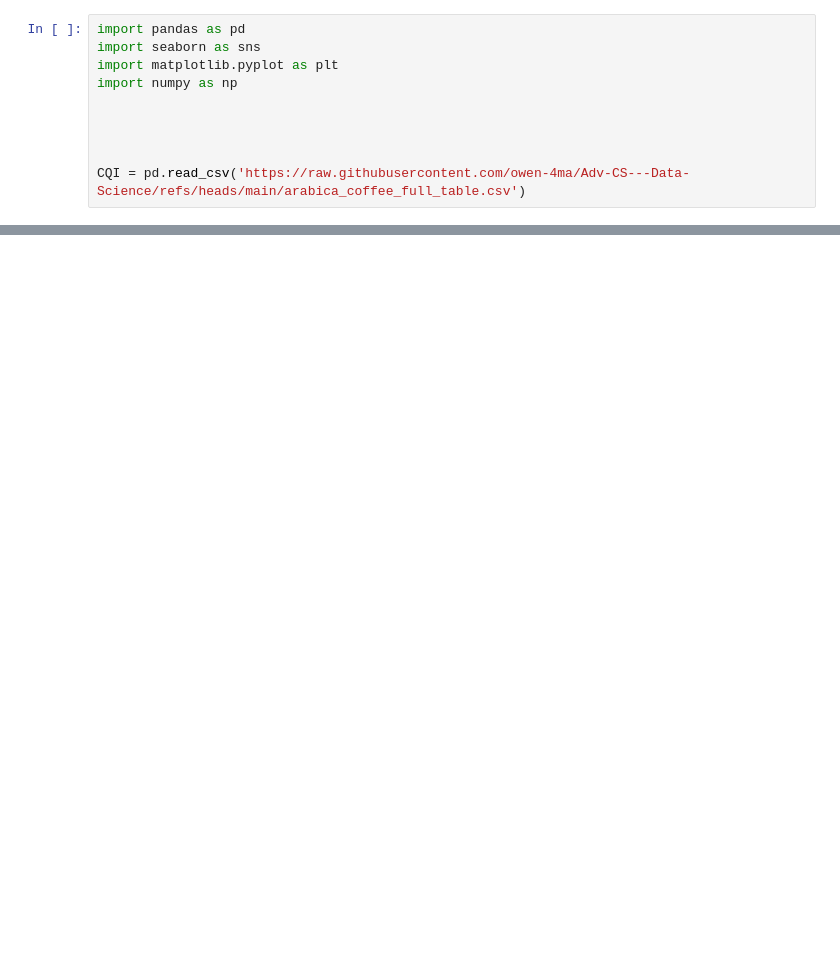
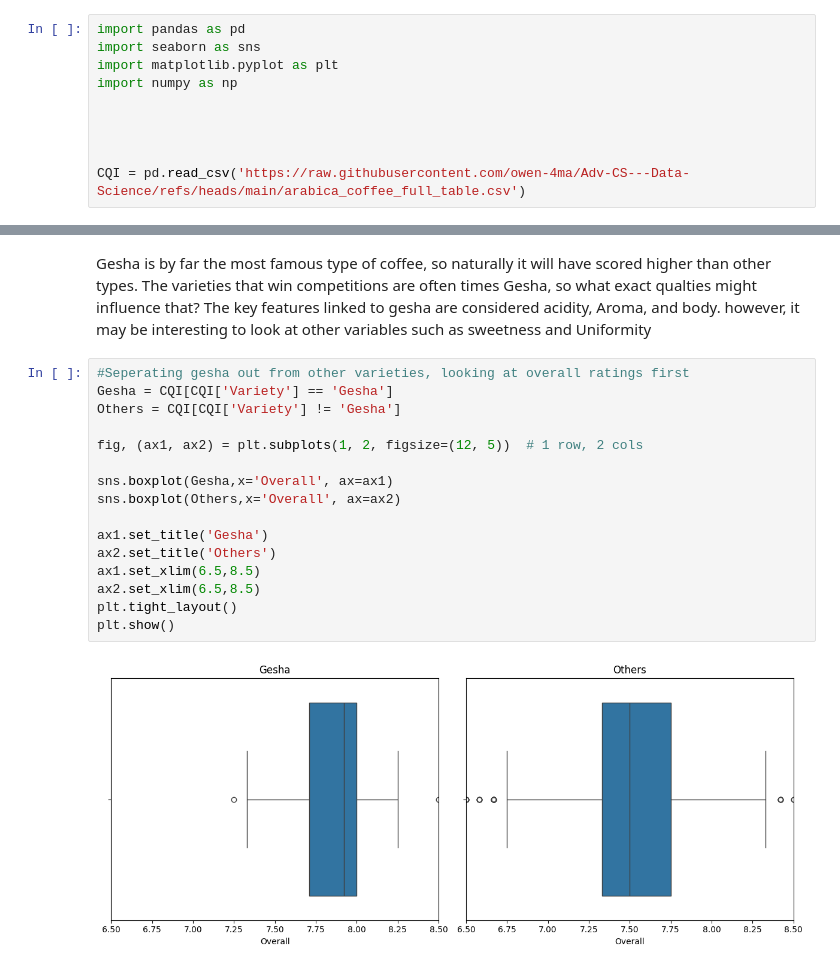
Before and after one commit to owen-4ma/Adv-CS---Data-Science, a Jupyter notebook: Milestone_3_Coffee_Quality_Analysis.ipynb, the cells around one changed output, grey strips where cells are left out. Drawn from its saved outputs; the diff is of its cells as text; blank space fills up the shorter version.

```diff
--- a/Milestone_3_Coffee_Quality_Analysis.ipynb
+++ b/Milestone_3_Coffee_Quality_Analysis.ipynb
@@ -78,0 +402,20 @@ print(CQI['Overall'].value_counts())
+# %% [markdown]
+Gesha is by far the most famous type of coffee, so naturally it will have scored higher than other types. The varieties that win competitions are often times Gesha, so what exact qualties might influence that? The key features linked to gesha are considered acidity, Aroma, and body. however, it may be interesting to look at other variables such as sweetness and Uniformity
+# %%
+#Seperating gesha out from other varieties, looking at overall ratings first
+Gesha = CQI[CQI['Variety'] == 'Gesha']
+Others = CQI[CQI['Variety'] != 'Gesha']
+
+fig, (ax1, ax2) = plt.subplots(1, 2, figsize=(12, 5))  # 1 row, 2 cols
+
+sns.boxplot(Gesha,x='Overall', ax=ax1)
+sns.boxplot(Others,x='Overall', ax=ax2)
+
+ax1.set_title('Gesha')
+ax2.set_title('Others')
+ax1.set_xlim(6.5,8.5)
+ax2.set_xlim(6.5,8.5)
+plt.tight_layout()
+plt.show()
+# %% [output]
+[figure, added]
```
Also changed, not shown: parts of 59 cells of this notebook.
